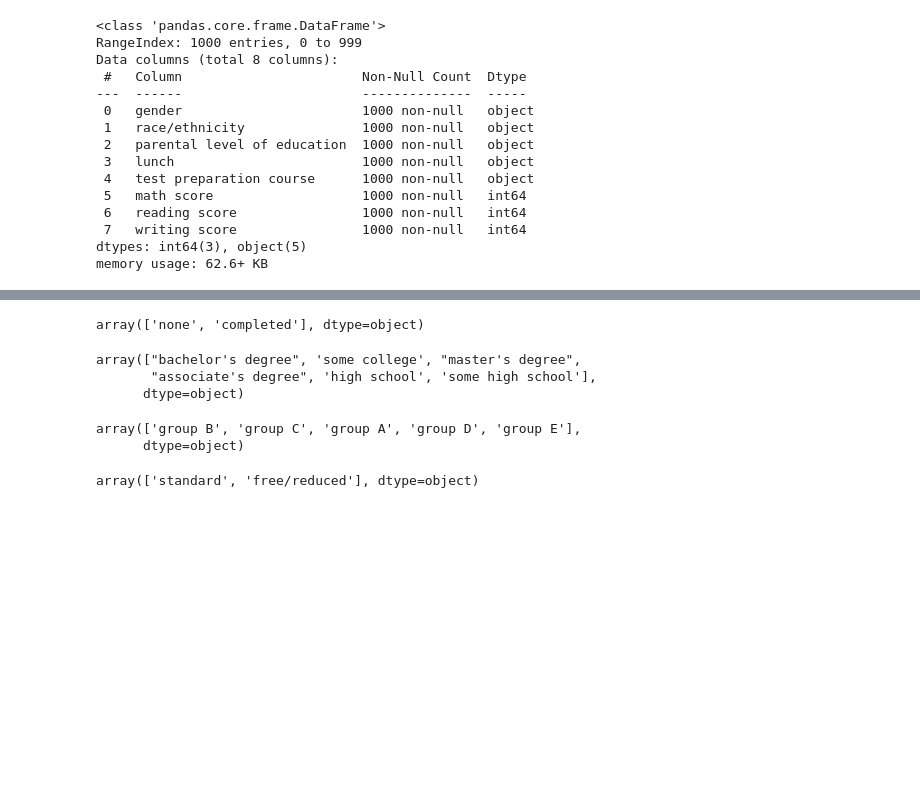
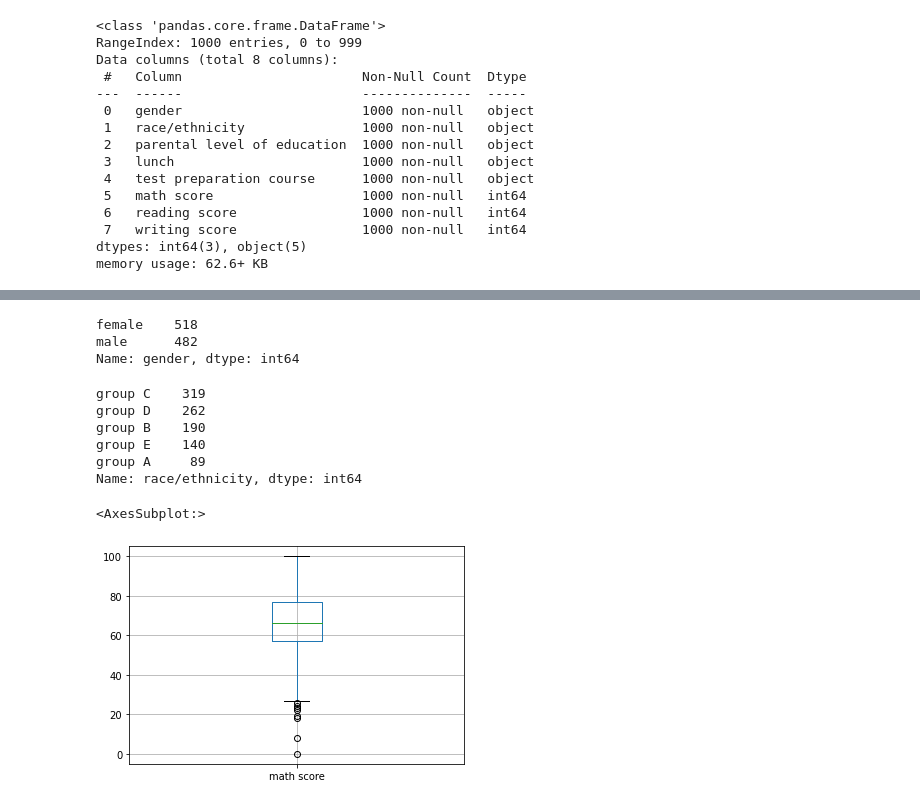
Before and after one commit to SaeifEdd/Math-score-prediction, a Jupyter notebook: Untitled.ipynb, the cells around one changed output, grey strips where cells are left out. Saved outputs shown, nothing was run; the diff lists cells and outputs as text; code cells hidden in the pictures; blank space fills up the shorter version.

```diff
--- a/Untitled.ipynb
+++ b/Untitled.ipynb
@@ -48,19 +61,25 @@ memory usage: 62.6+ KB
+# %%
+# count the values of gender with the nan:
+data['gender'].value_counts(dropna = False)
+# %% [output]
+female    518
+male      482
+Name: gender, dtype: int64
+# %%
+data['race/ethnicity'].value_counts(dropna = False)
+# %% [output]
+group C    319
+group D    262
+group B    190
+group E    140
+group A     89
+Name: race/ethnicity, dtype: int64
 # %%
-data['test preparation course'].unique()
+# EDA Visualisation:
+data.boxplot(column = 'math score')
+
+# the bottom line is 25qnt - 1.5(Q3 - Q1)
+# the points under the line are considered outliers
 # %% [output]
-array(['none', 'completed'], dtype=object)
+<AxesSubplot:>
+[figure, added]
-# %%
-data['parental level of education'].unique()
-# %% [output]
-array(["bachelor's degree", 'some college', "master's degree",
-       "associate's degree", 'high school', 'some high school'],
-      dtype=object)
-# %%
-data['race/ethnicity'].unique()
-# %% [output]
-array(['group B', 'group C', 'group A', 'group D', 'group E'],
-      dtype=object)
-# %%
-data['lunch'].unique()
-# %% [output]
-array(['standard', 'free/reduced'], dtype=object)
```
Also changed, not shown: parts of 23 cells of this notebook.
